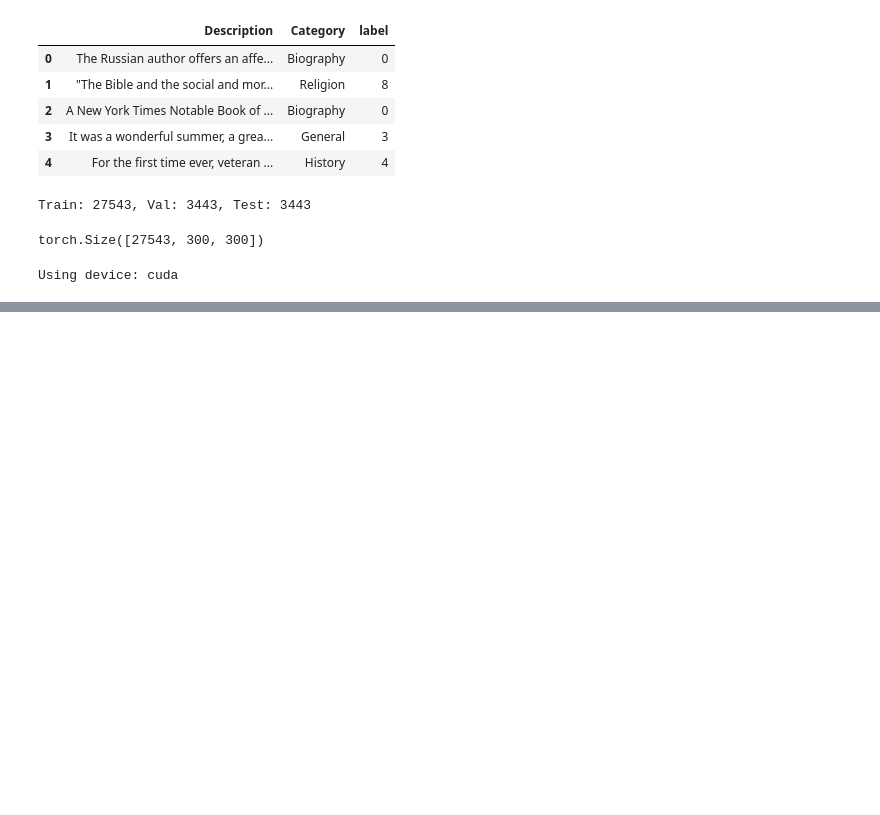
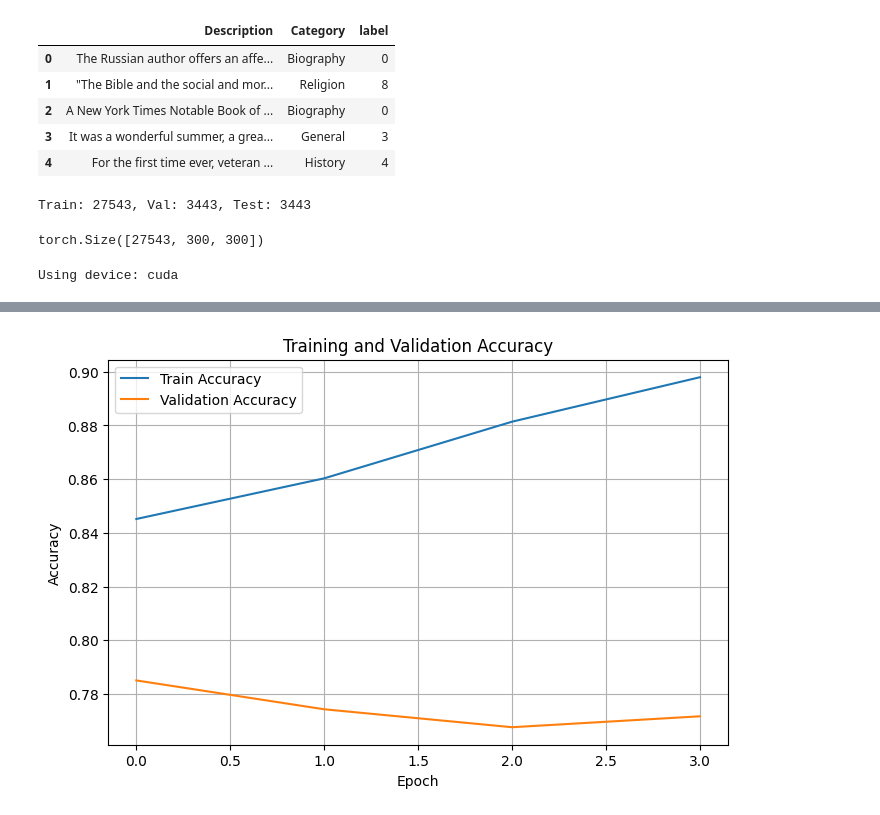
Before and after one commit to samhancock2/Book-Genre-Classifier, a Jupyter notebook: notebooks/04_GRU_model.ipynb, the cells around one changed output, grey strips where cells are left out. Saved outputs shown, nothing was run; the diff lists cells and outputs as text; code cells hidden in the pictures; blank space fills up the shorter version.

```diff
--- a/notebooks/04_GRU_model.ipynb
+++ b/notebooks/04_GRU_model.ipynb
@@ -194,0 +250,12 @@ Epoch [10/10] Train Loss: 0.1652 | Train Acc: 0.9466 | Val Loss: 0.9588 | Val Ac
+# %%
+plt.figure(figsize=(8, 5))
+plt.plot(train_accuracies, label="Train Accuracy")
+plt.plot(val_accuracies, label="Validation Accuracy")
+plt.xlabel("Epoch")
+plt.ylabel("Accuracy")
+plt.title("Training and Validation Accuracy")
+plt.legend()
+plt.grid(True)
+plt.show()
+# %% [output]
+[figure, added]
```
Also changed, not shown: parts of 8 cells of this notebook, 2 other files.
